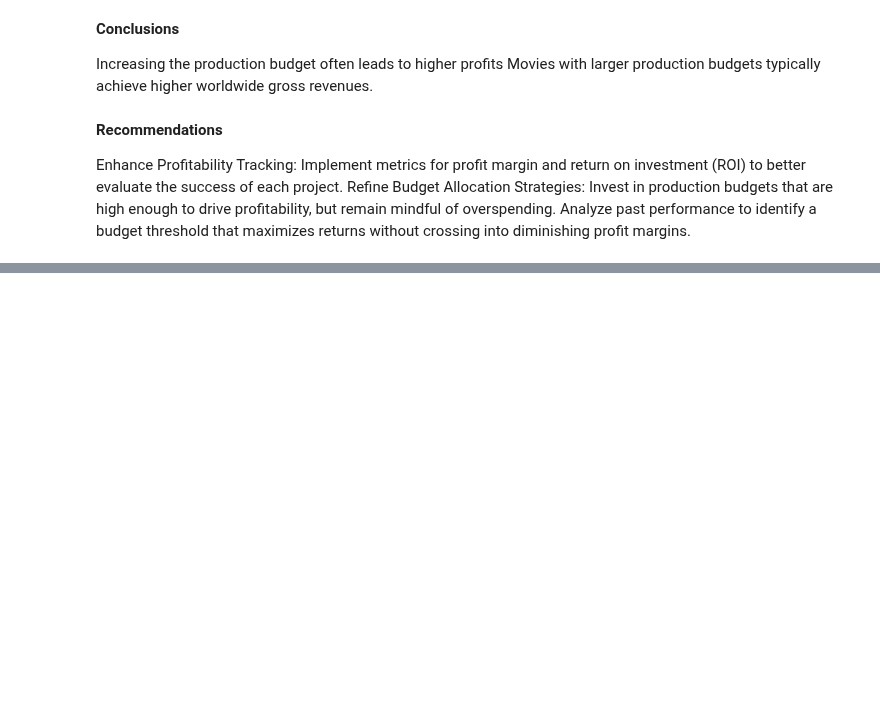
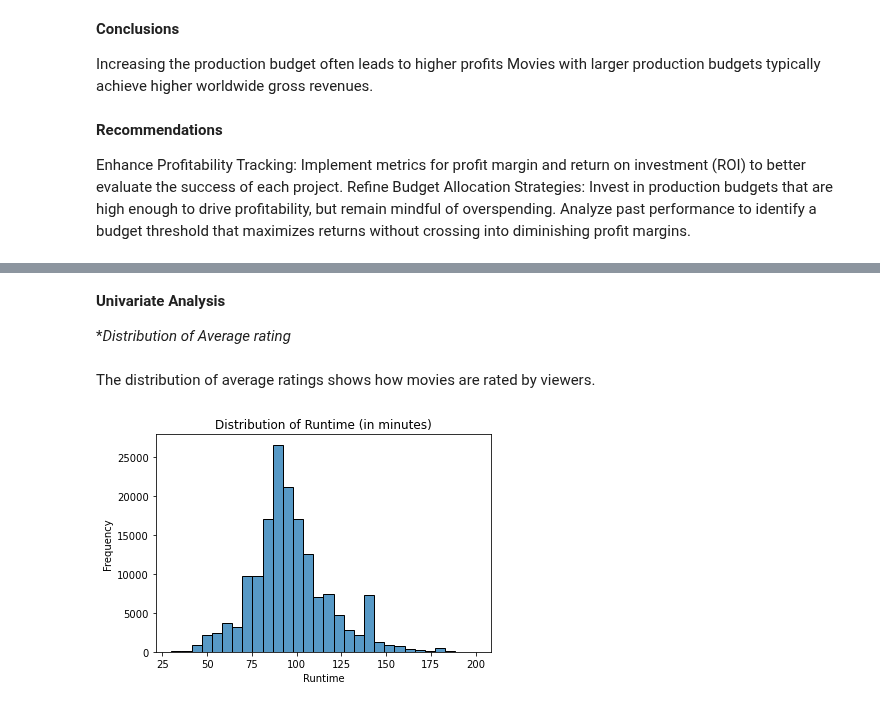
Before and after one commit to Julie97-wb/group6, a Jupyter notebook: main.ipynb, the cells around one changed output, grey strips where cells are left out. Cells and saved outputs as stored; diff of their text form; code cells hidden in the pictures; blank space fills up the shorter version.

Commit message:
determined how movie runtime influences ratings

```diff
--- a/main.ipynb
+++ b/main.ipynb
@@ -472,0 +509,4 @@ Refine Budget Allocation Strategies: Invest in production budgets that are high
+# %%
+#Filter to keep movies with runtime between 30 and 200 minutes
+imdb_df = imdb_df[(imdb_df['runtime_minutes'] >= 30) & (imdb_df['runtime_minutes'] <= 200)]
+imdb_df.head()
@@ -472,0 +520,16 @@ Refine Budget Allocation Strategies: Invest in production budgets that are high
+# %% [markdown]
+**Univariate Analysis**
+
+
+**Distribution of Average rating*
+# %% [markdown]
+
+The distribution of average ratings shows how movies are rated by viewers.
+# %%
+sns.histplot(imdb_df['runtime_minutes'], bins=30, kde=False)
+plt.title('Distribution of Runtime (in minutes)')
+plt.xlabel('Runtime')
+plt.ylabel('Frequency')
+plt.show()
+# %% [output]
+[figure, added]
```
Also changed, not shown: parts of 29 cells of this notebook.
